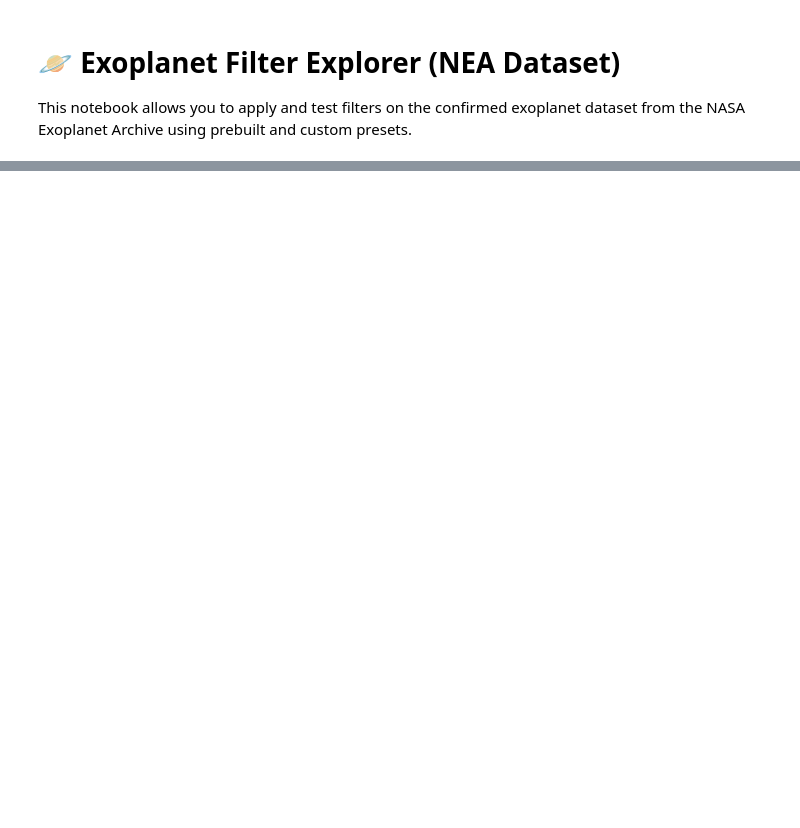
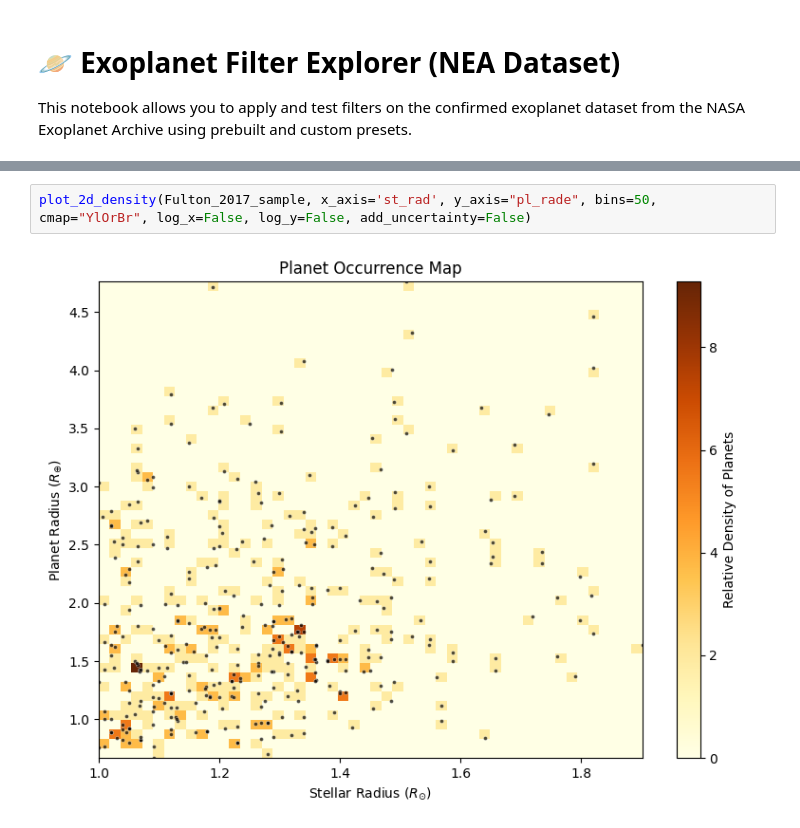
Before and after one commit to SimonWtmn/Exoplot, a Jupyter notebook: Stage_CEA_Exoplanet/main.ipynb, the cells around one changed output, grey strips where cells are left out. Cells and saved outputs as stored; diff of their text form; blank space fills up the shorter version.

```diff
--- a/Stage_CEA_Exoplanet/main.ipynb
+++ b/Stage_CEA_Exoplanet/main.ipynb
@@ -123,0 +61,4 @@ plot_histogram(full_data)
+# %%
+plot_2d_density(Fulton_2017_sample, x_axis='st_rad', y_axis="pl_rade", bins=50, cmap="YlOrBr", log_x=False, log_y=False, add_uncertainty=False)
+# %% [output]
+[figure, added]
```
Also changed, not shown: parts of 15 cells of this notebook, 4 other files.
